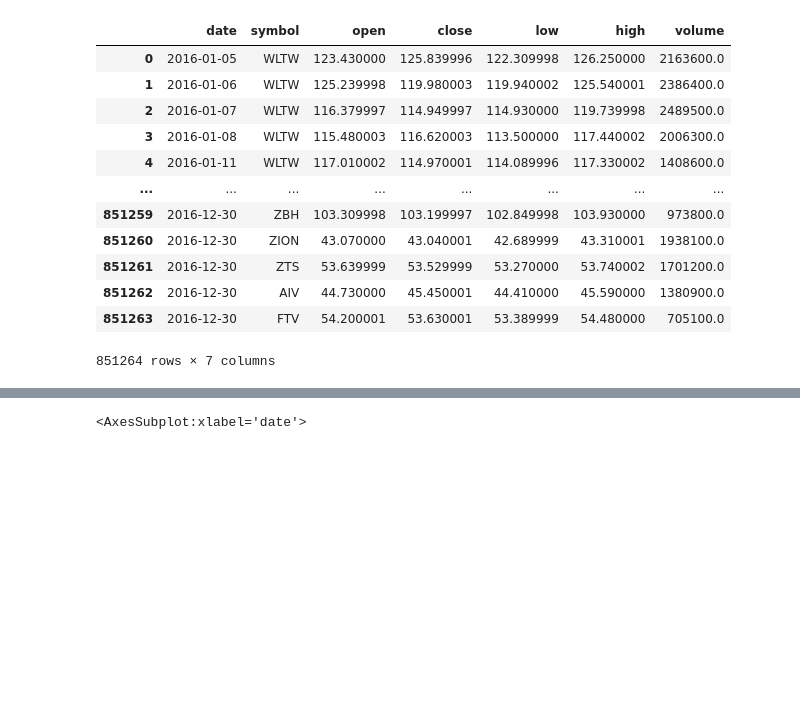
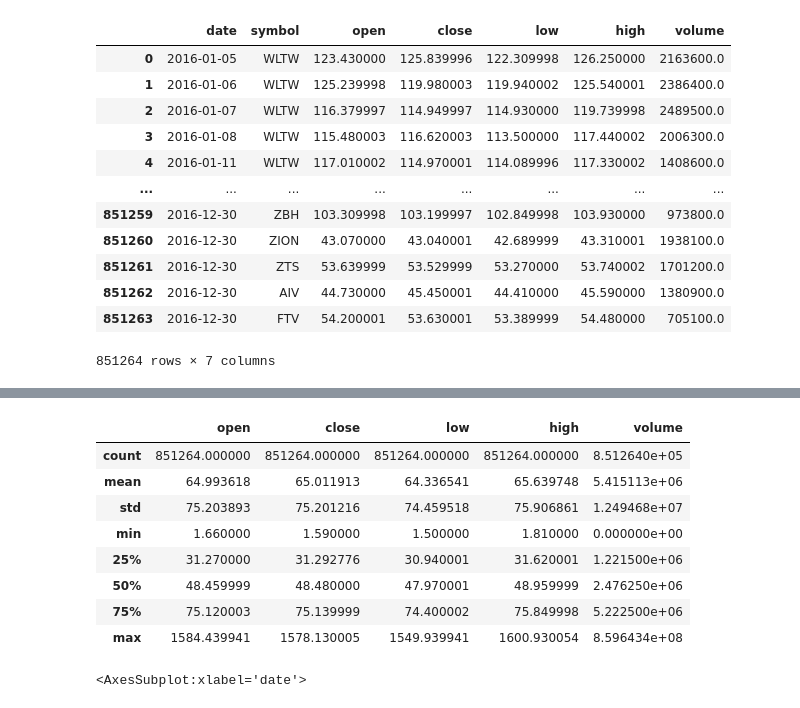
Before and after one commit to Dotto-Luis/CoderHouse-Challenges, a Jupyter notebook: Projects/Analisis_univariado.ipynb, the cells around one changed output, grey strips where cells are left out. Saved outputs shown, nothing was run; the diff lists cells and outputs as text; code cells hidden in the pictures; blank space fills up the shorter version.

```diff
--- a/Projects/Analisis_univariado.ipynb
+++ b/Projects/Analisis_univariado.ipynb
@@ -29,3 +39,15 @@ prices
+# %%
+prices.describe()
+# %% [output]
+|  | open | close | low | high | volume |
+| count | 851264.000000 | 851264.000000 | 851264.000000 | 851264.000000 | 8.512640e+05 |
+| mean | 64.993618 | 65.011913 | 64.336541 | 65.639748 | 5.415113e+06 |
+| std | 75.203893 | 75.201216 | 74.459518 | 75.906861 | 1.249468e+07 |
+| min | 1.660000 | 1.590000 | 1.500000 | 1.810000 | 0.000000e+00 |
+| 25% | 31.270000 | 31.292776 | 30.940001 | 31.620001 | 1.221500e+06 |
+| 50% | 48.459999 | 48.480000 | 47.970001 | 48.959999 | 2.476250e+06 |
+| 75% | 75.120003 | 75.139999 | 74.400002 | 75.849998 | 5.222500e+06 |
+| max | 1584.439941 | 1578.130005 | 1549.939941 | 1600.930054 | 8.596434e+08 |
 # %%
 prices['date']=pd.to_datetime(prices['date'])
 # %%
```
Also changed, not shown: parts of 10 cells of this notebook.
